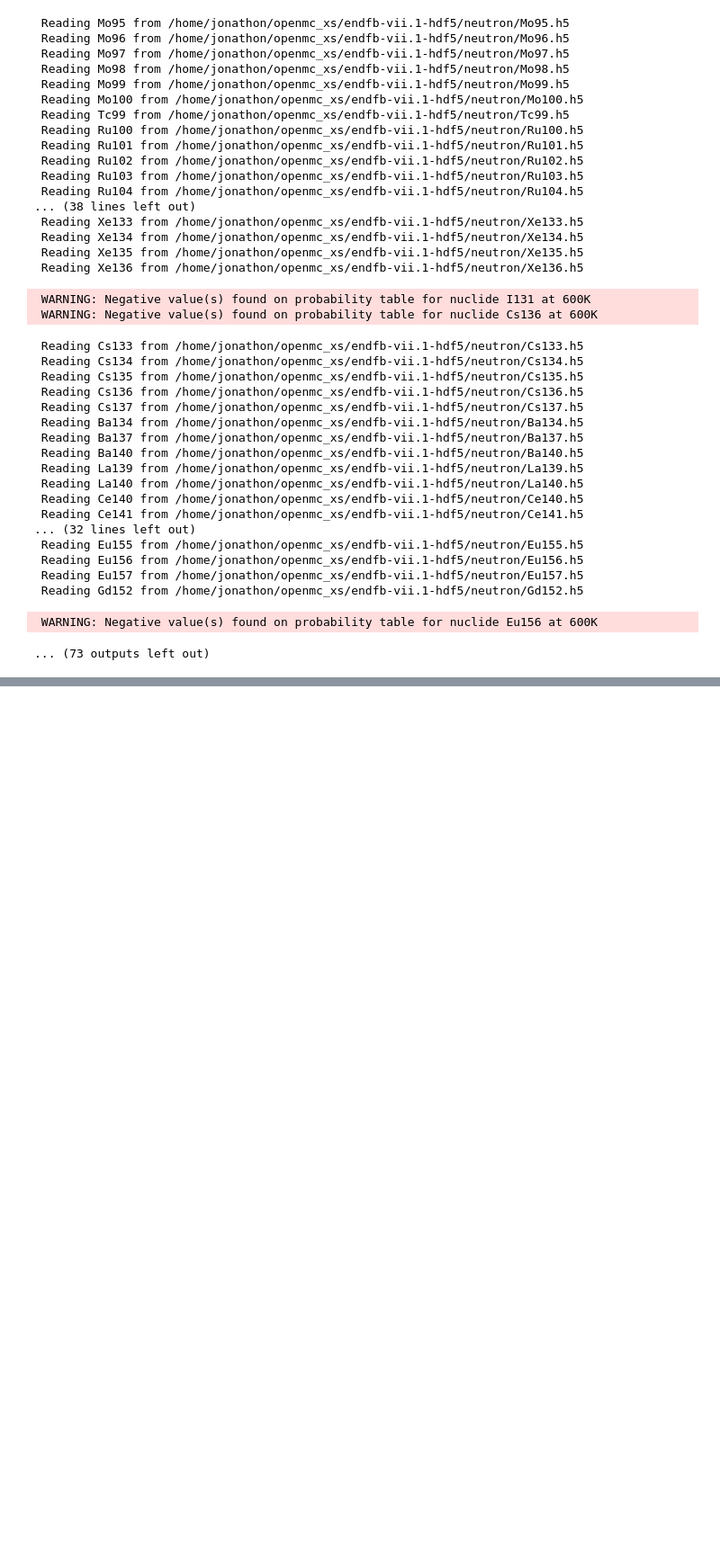
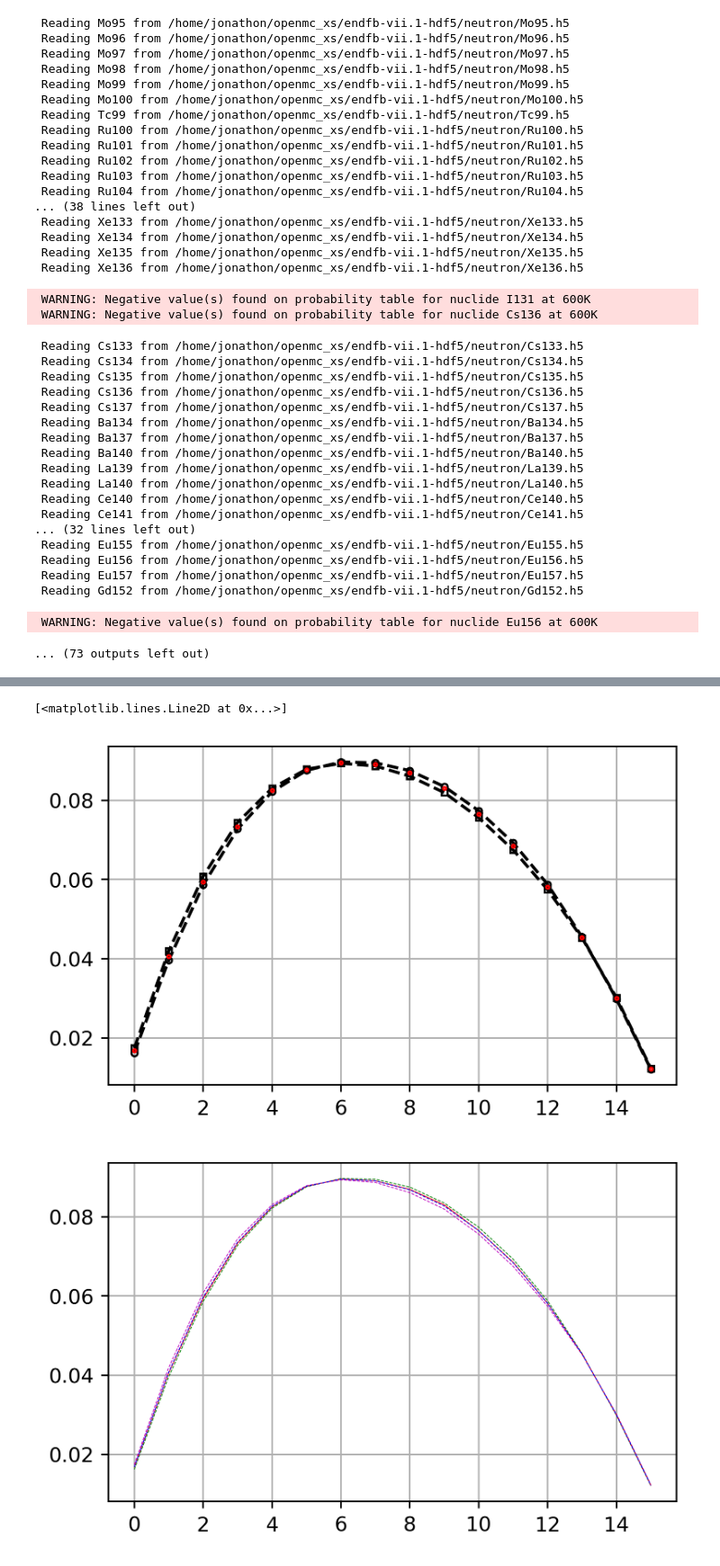
Before and after one commit to jfaulkner31/MonteCarloXenon, a Jupyter notebook: openmc_RIE/rie_simulation/rei.ipynb, the cells around one changed output, grey strips where cells are left out. Shown at 90% size. Drawn from its saved outputs; the diff is of its cells as text; code cells hidden in the pictures; blank space fills up the shorter version.

```diff
--- a/openmc_RIE/rie_simulation/rei.ipynb
+++ b/openmc_RIE/rie_simulation/rei.ipynb
@@ -374,0 +503,21 @@ for idx, this_dt in enumerate(dt):
+# %%
+import matplotlib.pyplot as plt
+plt.figure(figsize=(5,3), dpi=350)
+plt.plot(flux0, 'ko--', markerfacecolor='none', markersize=3)
+plt.plot(flux1, 'ks--', markerfacecolor='none', markersize=3)
+plt.plot(new, 'r.', markerfacecolor='none', markersize=3)
+plt.grid()
+
+plt.figure(figsize=(5,3), dpi=350)
+plt.plot(flux0, 'g--', markerfacecolor='none', linewidth=0.4)
+plt.plot(flux1, 'm--', markerfacecolor='none', linewidth=0.4)
+plt.plot(new, 'r-', markerfacecolor='none', linewidth=0.4)
+plt.plot(flux0/2 + flux1/2, 'b--', linewidth=0.4)
+plt.grid()
+
+plt.figure(figsize=(5,3), dpi=350,)
+plt.plot(coeffs)
+# %% [output]
+[<matplotlib.lines.Line2D at 0x...>]
+[figure, added]
+[figure, added]
```
Also changed, not shown: parts of 7 cells of this notebook, 15 other files.
